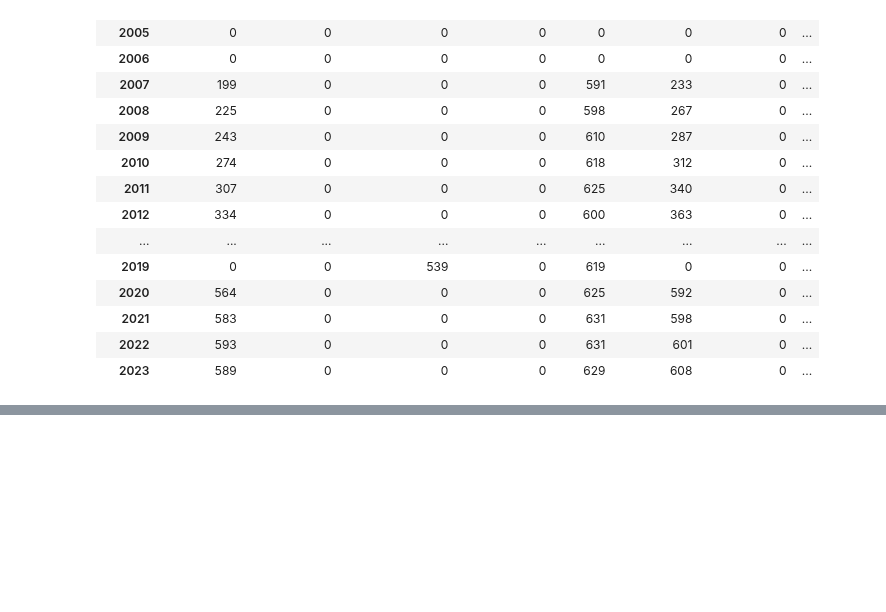
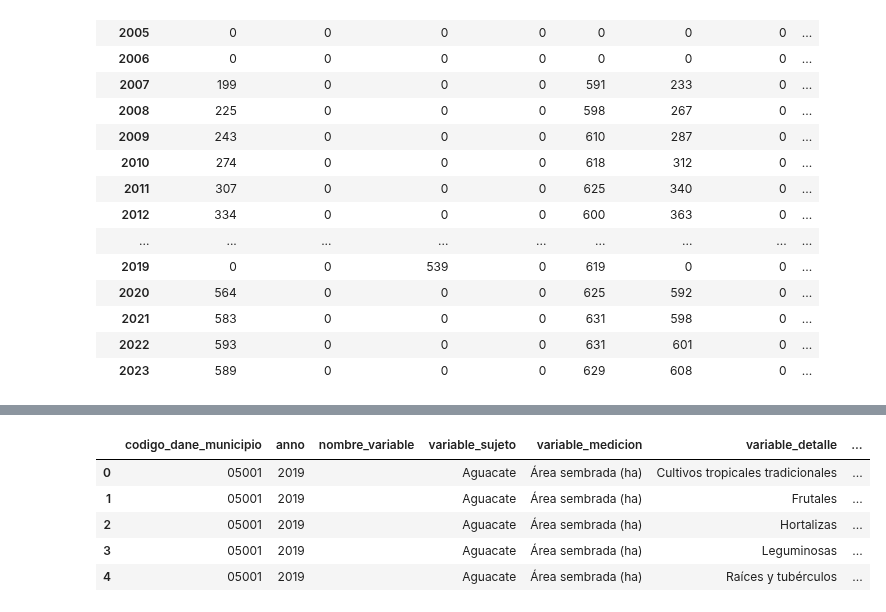
Before and after one commit to JC-AlfonsoR/PEG-mining-agriculture, a Jupyter notebook: engines/1001_process_UPRA.ipynb, the cells around one changed output, grey strips where cells are left out. Drawn from its saved outputs; the diff is of its cells as text; code cells hidden in the pictures; blank space fills up the shorter version.

```diff
--- a/engines/1001_process_UPRA.ipynb
+++ b/engines/1001_process_UPRA.ipynb
@@ -67,0 +195,9 @@ display(panel_agricultura.groupby(['variable', 'ANNO'])['valor'].count().unstack
+# %%
+UPRA_diferente_a_cultivo_interes[ORDEN_DF].head()
+# %% [output]
+|  | codigo_dane_municipio | anno | nombre_variable | variable_sujeto | variable_medicion | variable_detalle | ... |
+| 0 | 05001 | 2019 |  | Aguacate | Área sembrada (ha) | Cultivos tropicales tradicionales | ... |
+| 1 | 05001 | 2019 |  | Aguacate | Área sembrada (ha) | Frutales | ... |
+| 2 | 05001 | 2019 |  | Aguacate | Área sembrada (ha) | Hortalizas | ... |
+| 3 | 05001 | 2019 |  | Aguacate | Área sembrada (ha) | Leguminosas | ... |
+| 4 | 05001 | 2019 |  | Aguacate | Área sembrada (ha) | Raíces y tubérculos | ... |
```
Also changed, not shown: parts of 14 cells of this notebook, 4 other files.
